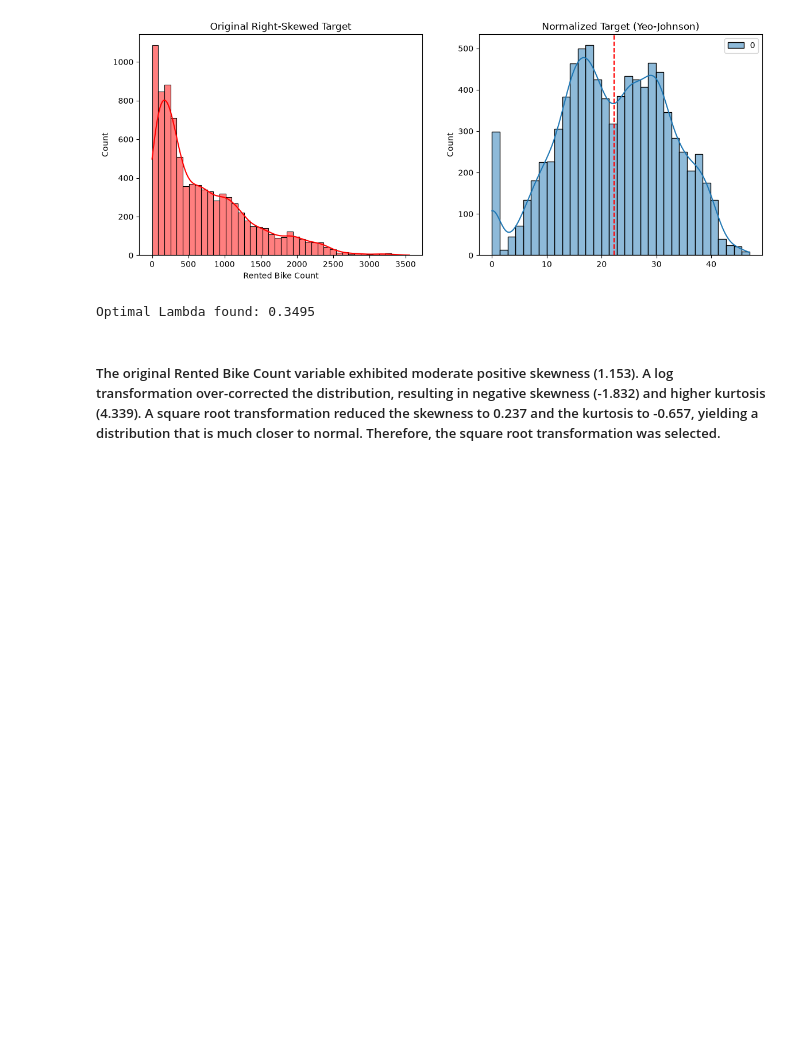
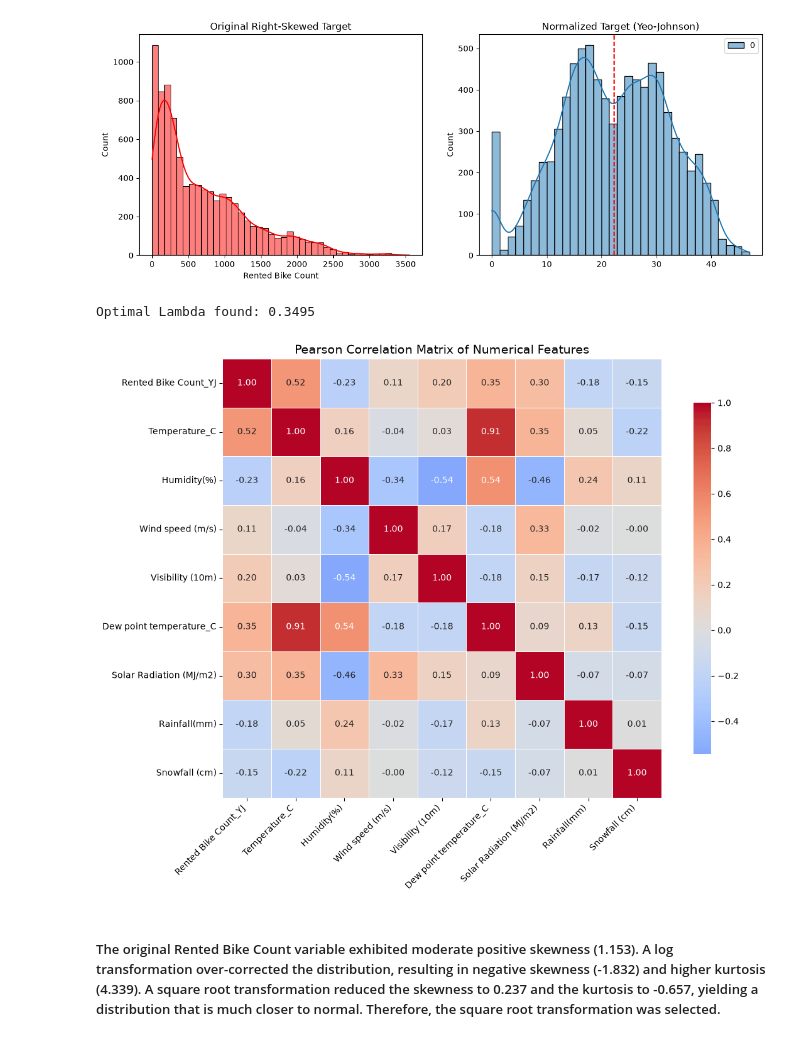
Before and after one commit to Pratham-1919/Scope-bike-rental-task_SS, a Jupyter notebook: Notebook/Day_1.ipynb, the cells around one changed output. Cells and saved outputs as stored; diff of their text form; code cells hidden in the pictures; blank space fills up the shorter version.

```diff
--- a/Notebook/Day_1.ipynb
+++ b/Notebook/Day_1.ipynb
@@ -262,6 +263,44 @@ print(f"Optimal Lambda found: {pt_yj.lambdas_[0]:.4f}")
 # %% [output]
 [figure]
 Optimal Lambda found: 0.3495
+# %%
+numerical_features = [
+    "Rented Bike Count_YJ",
+    "Temperature_C",
+    "Humidity(%)",
+    "Wind speed (m/s)",
+    "Visibility (10m)",
+    "Dew point temperature_C",
+    "Solar Radiation (MJ/m2)",
+    "Rainfall(mm)",
+    "Snowfall (cm)"
+]
+
+df_numeric = df[numerical_features]
+
+correlation_matrix = df_numeric.corr(method="pearson")
+
+plt.figure(figsize=(12, 9))
+
+sns.heatmap(
+    correlation_matrix,
+    annot=True,
+    fmt=".2f",
+    cmap="coolwarm",
+    center=0,
+    linewidths=0.5,
+    square=True,
+    cbar_kws={"shrink": 0.8}
+)
+
+plt.title("Pearson Correlation Matrix of Numerical Features", fontsize=14)
+plt.xticks(rotation=45, ha="right")
+plt.yticks(rotation=0)
+
+plt.tight_layout()
+plt.show()
+# %% [output]
+[figure, added]
 # %% [markdown]
 ##### The original Rented Bike Count variable exhibited moderate positive skewness (1.153). A log transformation over-corrected the distribution, resulting in negative skewness (-1.832) and higher kurtosis (4.339). A square root transformation reduced the skewness to 0.237 and the kurtosis to -0.657, yielding a distribution that is much closer to normal. Therefore, the square root transformation was selected.
 # %% [markdown]
```
Also changed, not shown: parts of 28 cells of this notebook, 11 other files.
